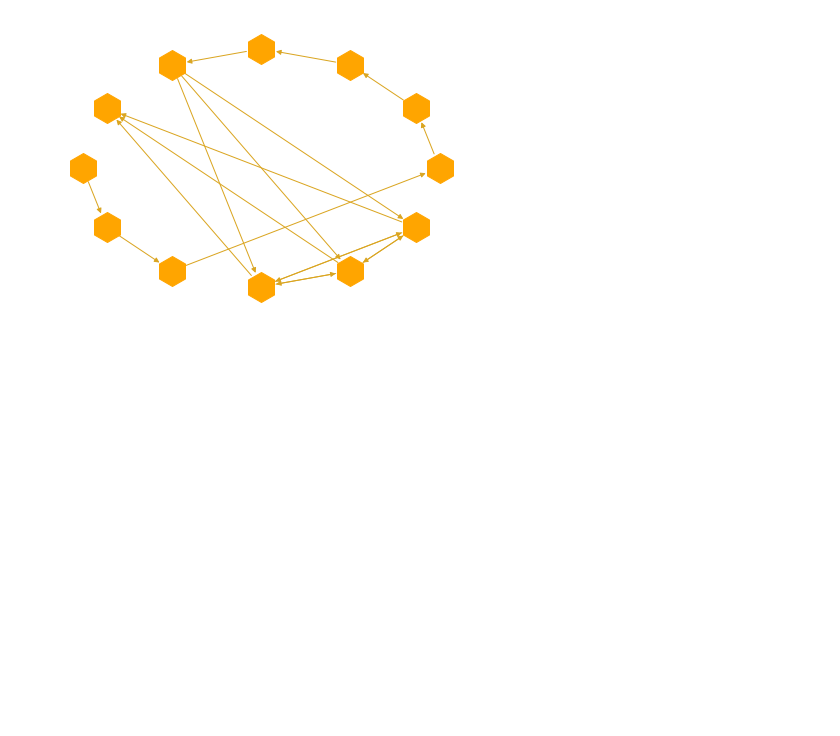
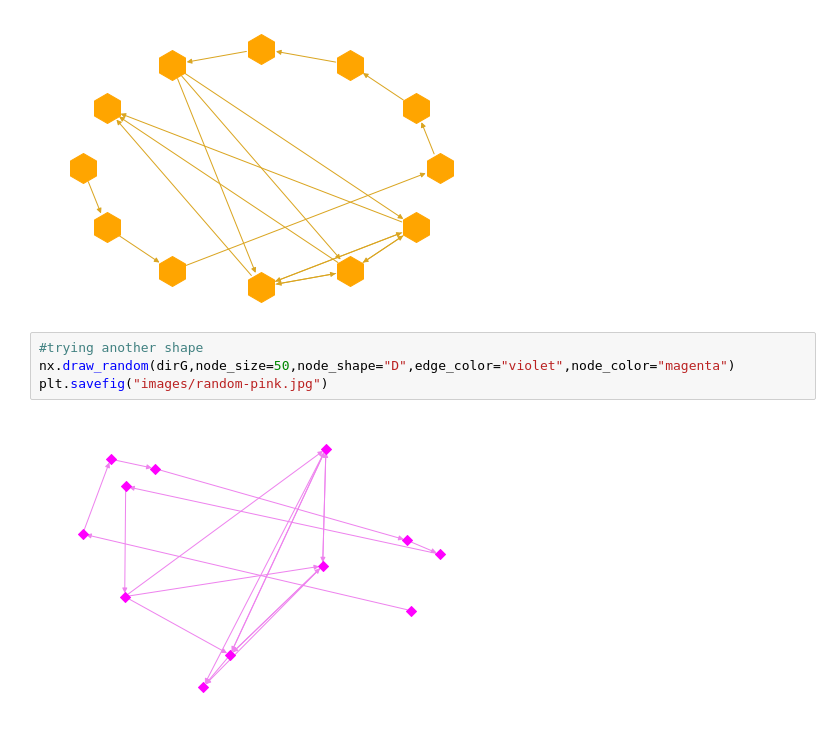
Before and after one commit to bronwencc/ML_practice, a Jupyter notebook: directed-graphs.ipynb, the cells around one changed output. Saved outputs shown, nothing was run; the diff lists cells and outputs as text; blank space fills up the shorter version.

Commit message:
Add random graph and keyword documentation

```diff
--- a/directed-graphs.ipynb
+++ b/directed-graphs.ipynb
@@ -190,3 +213,9 @@ nx.draw_shell(dirG,node_size=900,node_shape="h",edge_color="goldenrod",node_colo
 plt.savefig("images/shell-orange.jpg")
 # %% [output]
 [figure]
+# %%
+#trying another shape
+nx.draw_random(dirG,node_size=50,node_shape="D",edge_color="violet",node_color="magenta")
+plt.savefig("images/random-pink.jpg")
+# %% [output]
+[figure, added]
```
Also changed, not shown: parts of 1 cell of this notebook, 1 other file.
